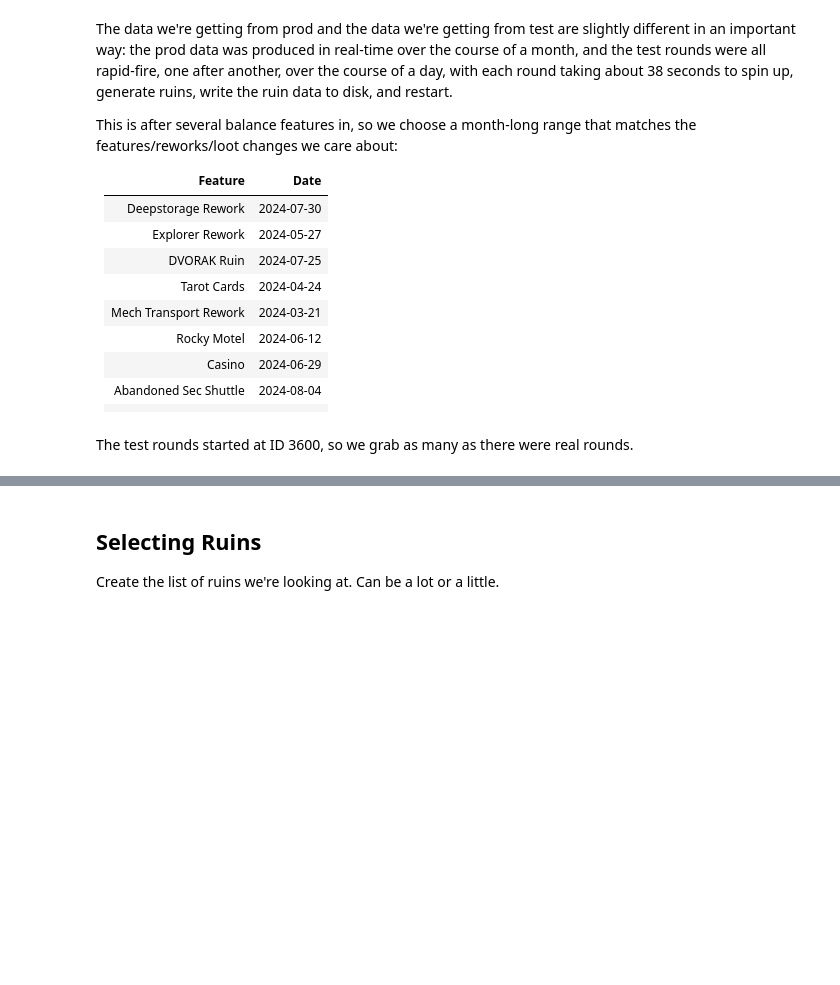
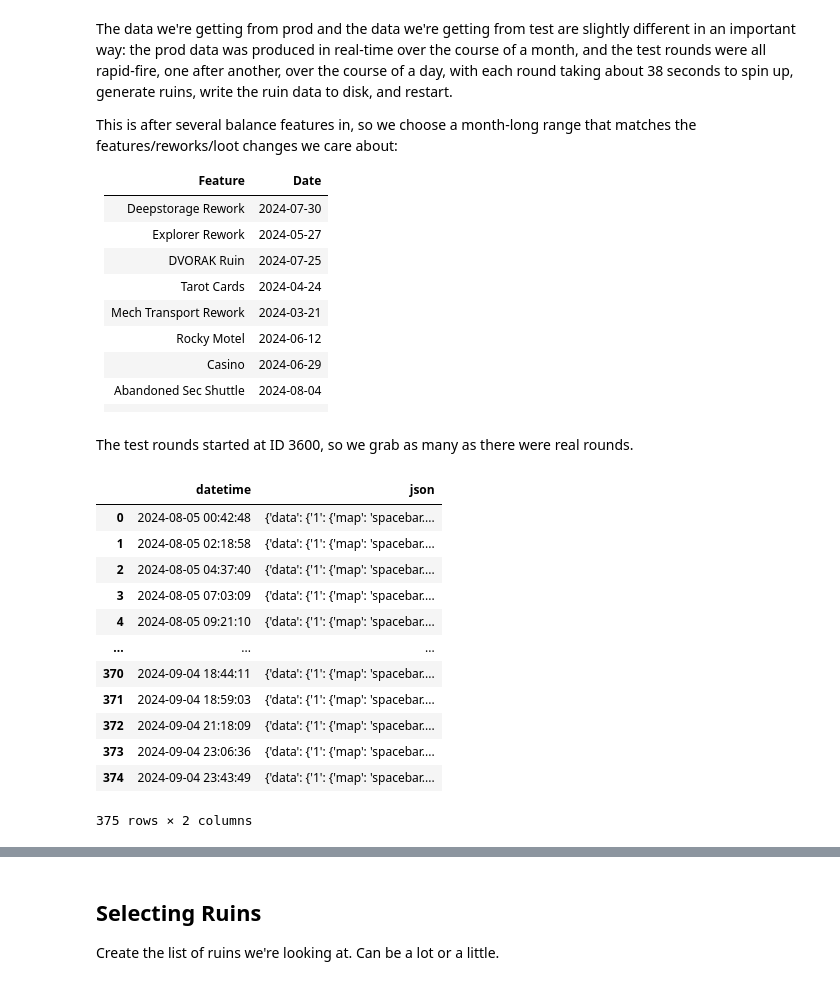
Before and after one commit to warriorstar-orion/ss13_blackbox_tools, a Jupyter notebook: __ruin_frequency.ipynb, the cells around one changed output, grey strips where cells are left out. Cells and saved outputs as stored; diff of their text form; code cells hidden in the pictures; blank space fills up the shorter version.

```diff
--- a/__ruin_frequency.ipynb
+++ b/__ruin_frequency.ipynb
@@ -42,3 +62,19 @@ query = local_session.query(Feedback.json).join(Round).filter(
     Round.id > 3600).limit(len(raw_prod_ruins))
 
 raw_test_ruins = pd.read_sql_query(query.statement, local_session.connection())
+# %%
+raw_prod_ruins
+# %% [output]
+|  | datetime | json |
+| 0 | 2024-08-05 00:42:48 | {'data': {'1': {'map': 'spacebar.... |
+| 1 | 2024-08-05 02:18:58 | {'data': {'1': {'map': 'spacebar.... |
+| 2 | 2024-08-05 04:37:40 | {'data': {'1': {'map': 'spacebar.... |
+| 3 | 2024-08-05 07:03:09 | {'data': {'1': {'map': 'spacebar.... |
+| 4 | 2024-08-05 09:21:10 | {'data': {'1': {'map': 'spacebar.... |
+| ... | ... | ... |
+| 370 | 2024-09-04 18:44:11 | {'data': {'1': {'map': 'spacebar.... |
+| 371 | 2024-09-04 18:59:03 | {'data': {'1': {'map': 'spacebar.... |
+| 372 | 2024-09-04 21:18:09 | {'data': {'1': {'map': 'spacebar.... |
+| 373 | 2024-09-04 23:06:36 | {'data': {'1': {'map': 'spacebar.... |
+| 374 | 2024-09-04 23:43:49 | {'data': {'1': {'map': 'spacebar.... |
+375 rows × 2 columns
```
Also changed, not shown: parts of 2 cells of this notebook.
